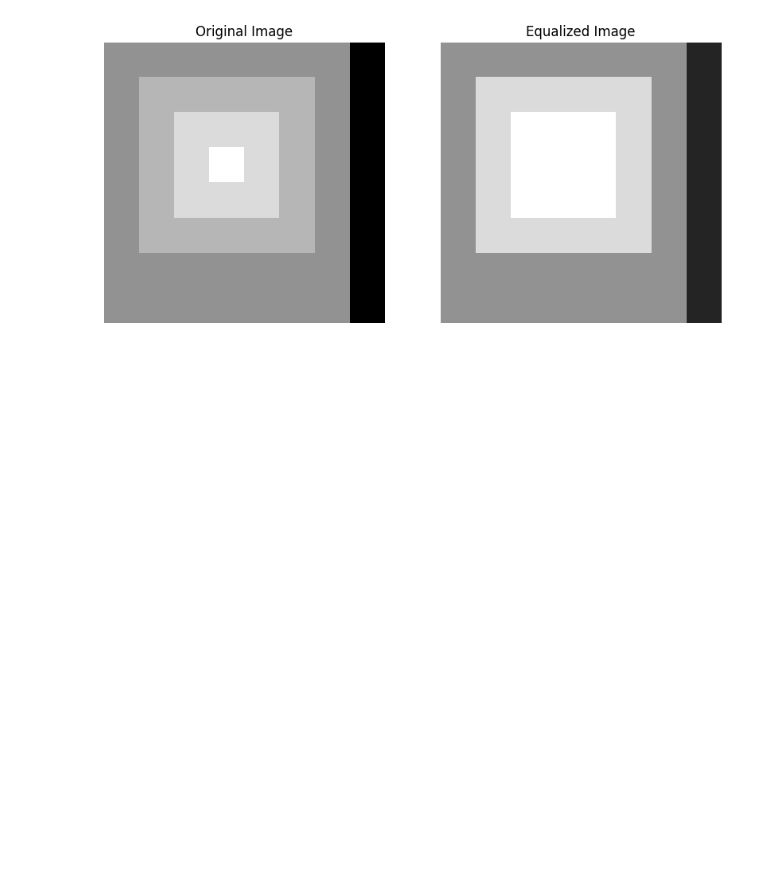
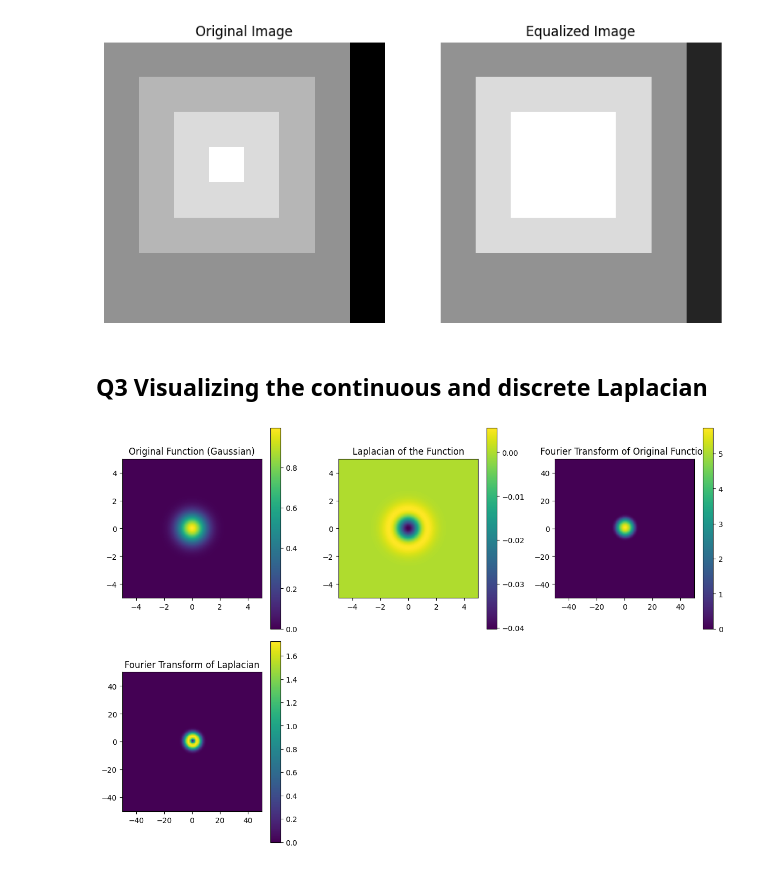
Before and after one commit to Esmtra/Master-s-Degree-Courses, a Jupyter notebook: CSE-617/Assignment 1/Assignment_imp.ipynb, the cells around one changed output. Cells and saved outputs as stored; diff of their text form; code cells hidden in the pictures; blank space fills up the shorter version.

```diff
--- a/CSE-617/Assignment 1/Assignment_imp.ipynb
+++ b/CSE-617/Assignment 1/Assignment_imp.ipynb
@@ -46,3 +46,61 @@ axs[1].axis('off')
 plt.show()
 # %% [output]
 [figure]
+# %% [markdown]
+## Q3 Visualizing the continuous and discrete Laplacian
+# %%
+import numpy as np
+import matplotlib.pyplot as plt
+from scipy.fft import fft2, ifft2, fftshift
+
+# Step 1: Create a sample 2D function (Gaussian)
+x = np.linspace(-5, 5, 100)
+y = np.linspace(-5, 5, 100)
+X, Y = np.meshgrid(x, y)
+Z = np.exp(-X**2 - Y**2)  # Gaussian function
+
+# Step 2: Define the discrete Laplacian operator
+def discrete_laplacian(f):
+    return (
+        f[2:, 1:-1] + f[:-2, 1:-1] + f[1:-1, 2:] + f[1:-1, :-2] - 4 * f[1:-1, 1:-1]
+    )
+
+# Calculate the discrete Laplacian
+Z_laplacian = np.zeros(Z.shape)
+Z_laplacian[1:-1, 1:-1] = discrete_laplacian(Z)
+
+# Step 3: Compute the Fourier transform
+F_original = fftshift(fft2(Z))
+F_laplacian = fftshift(fft2(Z_laplacian))
+
+# Magnitudes for visualization
+F_original_magnitude = np.abs(F_original)
+F_laplacian_magnitude = np.abs(F_laplacian)
+
+# Step 4: Plot the results
+plt.figure(figsize=(12, 12))
+
+plt.subplot(3, 3, 1)
+plt.title('Original Function (Gaussian)')
+plt.imshow(Z, extent=(-5, 5, -5, 5), origin='lower', cmap='viridis')
+plt.colorbar()
+
+plt.subplot(3, 3, 2)
+plt.title('Laplacian of the Function')
+plt.imshow(Z_laplacian, extent=(-5, 5, -5, 5), origin='lower', cmap='viridis')
+plt.colorbar()
+
+plt.subplot(3, 3, 3)
+plt.title('Fourier Transform of Original Function')
+plt.imshow(np.log(F_original_magnitude + 1), extent=(-50, 50, -50, 50), origin='lower', cmap='viridis')
+plt.colorbar()
+
+plt.subplot(3, 3, 4)
+plt.title('Fourier Transform of Laplacian')
+plt.imshow(np.log(F_laplacian_magnitude + 1), extent=(-50, 50, -50, 50), origin='lower', cmap='viridis')
+plt.colorbar()
+
+plt.tight_layout()
+plt.show()
+# %% [output]
+[figure, added]
```
Also changed, not shown: parts of 10 cells of this notebook, 3 other files.
